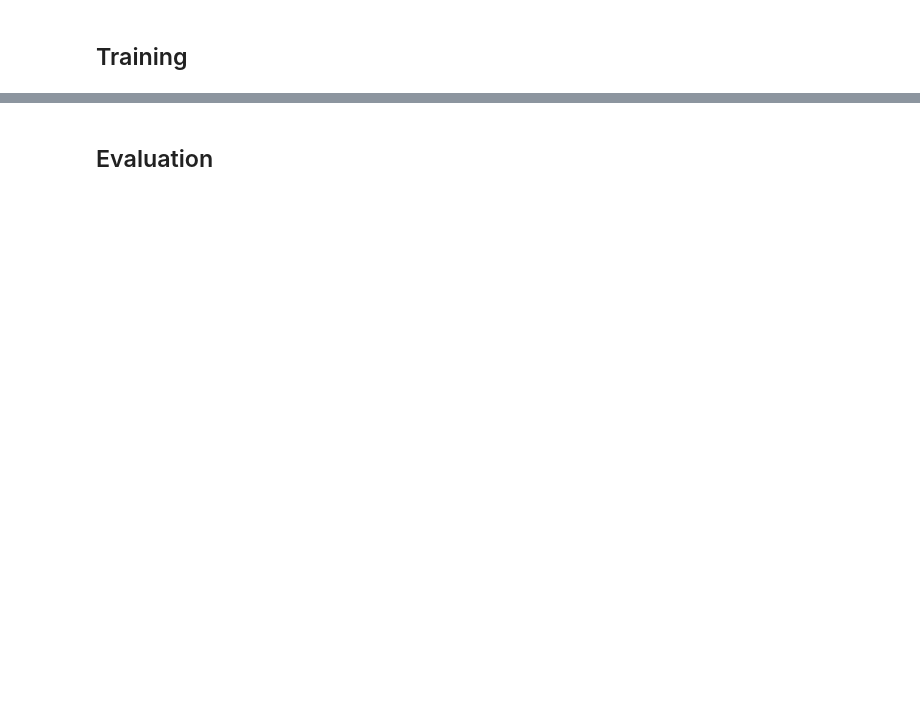
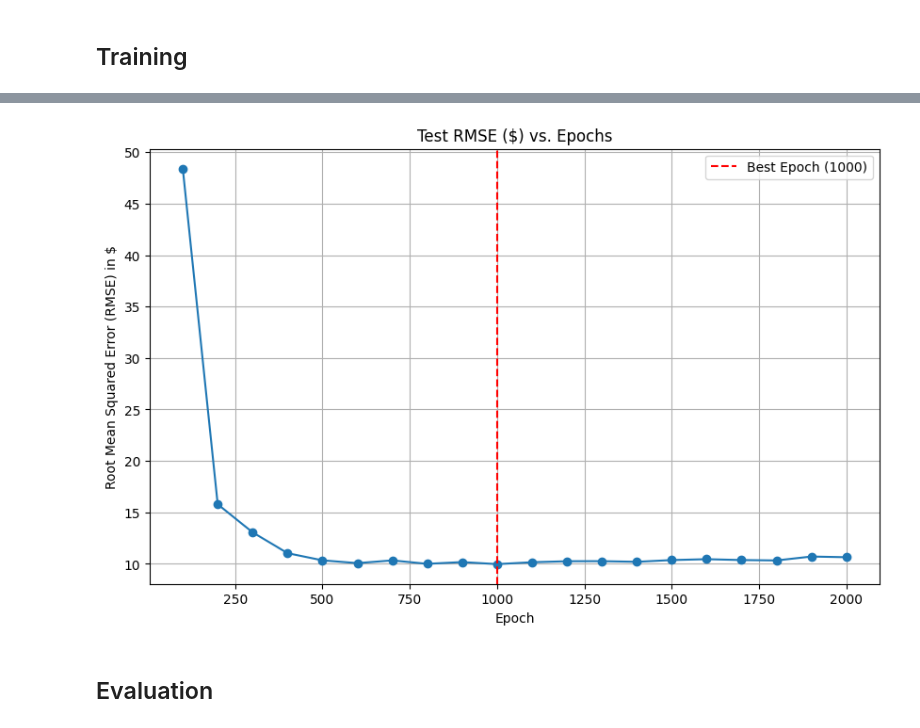
Before and after one commit to The-H4CKER/bs-meter, a Jupyter notebook: notebooks/model_training.ipynb, the cells around one changed output, grey strips where cells are left out. Saved outputs shown, nothing was run; the diff lists cells and outputs as text; code cells hidden in the pictures; blank space fills up the shorter version.

```diff
--- a/notebooks/model_training.ipynb
+++ b/notebooks/model_training.ipynb
@@ -37,12 +39,12 @@ df['moneyness'] = df['stock_price'] / df['strike_price']
 # Replaces 'option_type' col with 'option_type_put' which is either 0.0 or 1.0
 df = pd.get_dummies(df, columns=['option_type'], drop_first=True, dtype=float)
 
-features = ['stock_price', 'strike_price', 'dte', 'r', 'implied_volatility', 'option_type_put', 'moneyness']
+features = ['stock_price', 'strike_price', 'dte', 'r', 'option_type_put', 'moneyness']
 target = 'market_price'
 
 # Explicitly define model's inputs (X) and output (y)
 X = df[features].values
-y = df[target].values.reshape(-1, 1)  # vector forma
+y = np.log(df[target].values.reshape(-1, 1))  # vector forma
 
 # print(f"X shape: {X.shape}")
 # print(f"y shape: {y.shape}")
@@ -186,0 +170,88 @@ Epoch [2000/2000], Train Loss: 51.1360, Test RMSE: $5.4659
+# %%
+import matplotlib.pyplot as plt
+import numpy as np
+from torch.optim.lr_scheduler import StepLR
+
+# --- Re-instantiate everything to ensure a fresh start ---
+input_size = X_train_tensor.shape[1]
+model = OptionPricer(input_size)
+optimizer = torch.optim.Adam(model.parameters(), lr=0.0001, weight_decay=1e-5)
+criterion = nn.MSELoss()
+scheduler = StepLR(optimizer, step_size=500, gamma=0.5)
+
+# --- Setup for Training and Early Stopping ---
+num_epochs = 2000
+best_test_rmse = np.inf
+best_epoch = -1
+epoch_log = []
+test_rmse_log = []
+
+# --- The Training Loop (Corrected) ---
+print("--- Started Training with Early Stopping ---")
+model.train()
+for epoch in range(num_epochs):
+    outputs = model(X_train_tensor) # Model predicts log-prices
+    loss = criterion(outputs, y_train_tensor) # Loss is calculated on log-prices
+
+    optimizer.zero_grad()
+    loss.backward()
+    optimizer.step()
+    scheduler.step()
+
+    # --- Evaluation on Test Set ---
+    if (epoch + 1) % 100 == 0:
+        model.eval()
+        with torch.no_grad():
+            test_outputs_log = model(X_test_tensor) # Log-price predictions
+
+            # ** THE FIX IS HERE **
+            # Convert log-predictions and log-actuals back to dollar prices
+            # before calculating the RMSE for logging and early stopping.
+            price_predictions = torch.exp(test_outputs_log)
+            original_y_test = torch.exp(y_test_tensor)
+
+            # Calculate loss and RMSE on the actual dollar prices
+            test_loss_dollar = criterion(price_predictions, original_y_test)
+            test_rmse_dollar = torch.sqrt(test_loss_dollar).item()
+
+            epoch_log.append(epoch + 1)
+            test_rmse_log.append(test_rmse_dollar)
+
+            print(f"Epoch [{epoch+1}/{num_epochs}], Train Loss: {loss.item():.4f}, Test RMSE: ${test_rmse_dollar:.4f}")
+
+            # Check if this is the best model so far based on dollar-RMSE
+            if test_rmse_dollar < best_test_rmse:
+                best_test_rmse = test_rmse_dollar
+                best_epoch = epoch + 1
+                torch.save(model.state_dict(), 'best_model.pth')
+                print(f"==> New best model saved at epoch {best_epoch} with RMSE: ${best_test_rmse:.4f}")
+
+        model.train()
+
+print("\n--- Training Finished ---")
+
+# --- Load and Evaluate the Best Model ---
+print("\n--- Final Results of the Best Model ---")
+model.load_state_dict(torch.load('best_model.pth'))
+model.eval()
+with torch.no_grad():
+    final_test_outputs_log = model(X_test_tensor)
+    final_price_predictions = torch.exp(final_test_outputs_log)
+    original_y_test = torch.exp(y_test_tensor)
+    final_test_loss = criterion(final_price_predictions, original_y_test)
+    final_rmse = torch.sqrt(final_test_loss).item()
+
+print(f"Best model was found at epoch: {best_epoch}")
+print(f"Final Test RMSE of Best Model: ${final_rmse:.4f}")
+
+# --- Plotting the Results ---
+plt.figure(figsize=(10, 6))
+plt.plot(epoch_log, test_rmse_log, marker='o')
+plt.title('Test RMSE ($) vs. Epochs')
+plt.xlabel('Epoch')
+plt.ylabel('Root Mean Squared Error (RMSE) in $')
+plt.axvline(x=best_epoch, color='r', linestyle='--', label=f'Best Epoch ({best_epoch})')
+plt.legend()
+plt.grid(True)
+plt.show()
+# %% [output]
@@ -187,3 +275,4 @@ Epoch [2000/2000], Train Loss: 51.1360, Test RMSE: $5.4659
+[figure, added]
 # %% [markdown]
 ## Evaluation
 # %%
```
Also changed, not shown: parts of 7 cells of this notebook.
